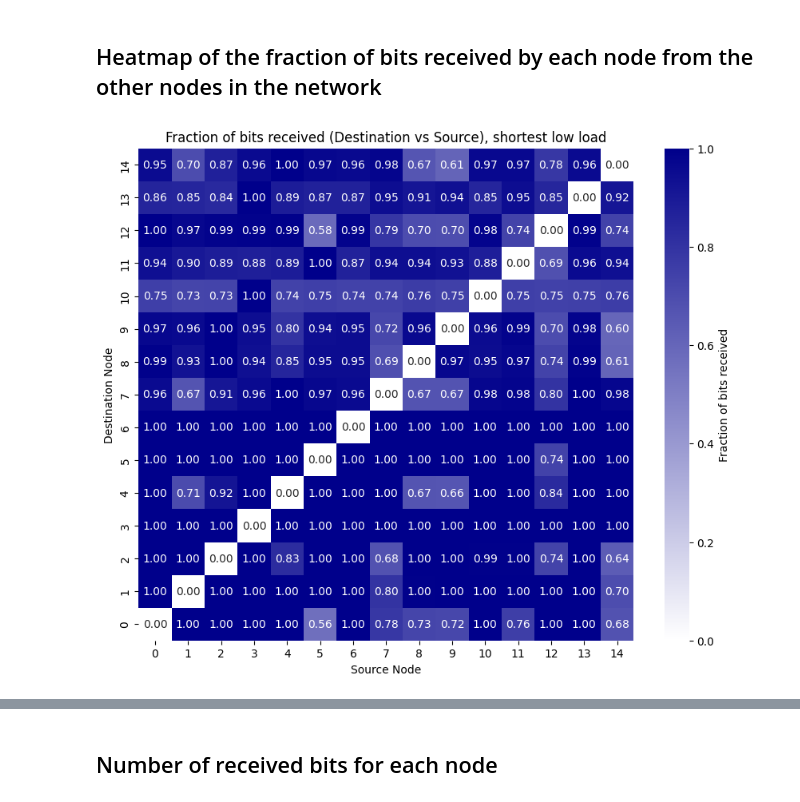
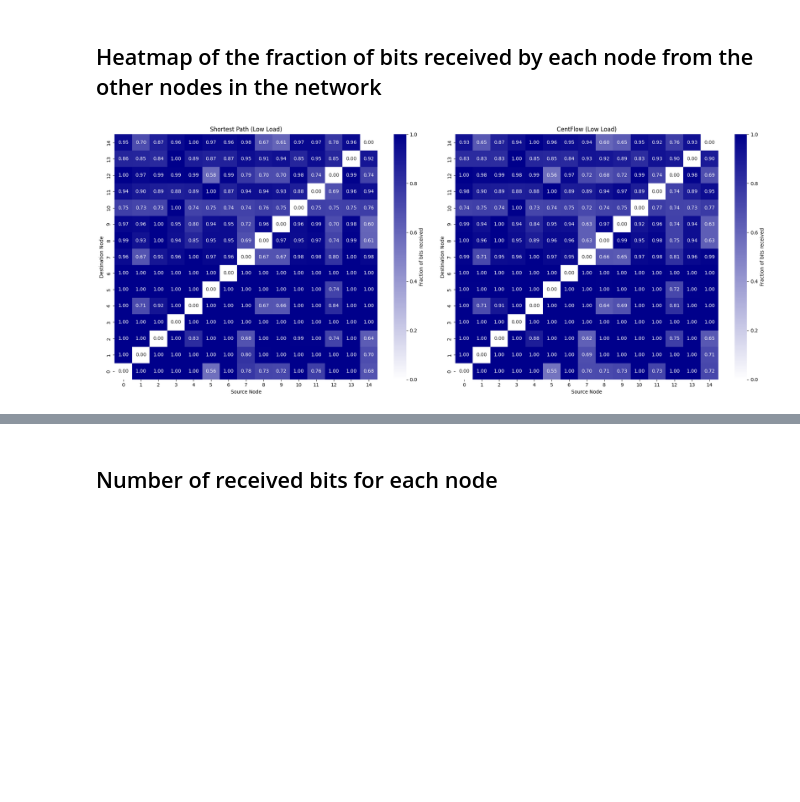
Before and after one commit to forcellatofrancesco/QKD_Simulator, a Jupyter notebook: plots.ipynb, the cells around one changed output, grey strips where cells are left out. Drawn from its saved outputs; the diff is of its cells as text; code cells hidden in the pictures; blank space fills up the shorter version.

Commit message:
Changes on plots notebook to compare the results so far, changes on the new_routing to compare how theoretically the centrality changes between algorithms

```diff
--- a/plots.ipynb
+++ b/plots.ipynb
@@ -26,7 +22,7 @@ import json
 # %% [markdown]
 ## Heatmap of the fraction of bits received by each node from the other nodes in the network
 # %%
-def heatmap(file, title:str):
+def extract_fraction_received_bits(file):
     df = pd.read_csv(file)
     df["Sent"] = df["Sent"].astype(bool)
     df["Delivered"] = df["Delivered"].astype(bool)
@@ -42,40 +38,115 @@ def heatmap(file, title:str):
     # Compute fraction of delivered over sent
     grouped["fraction_received"] = grouped["delivered_packets"] / grouped["sent_packets"]
 
+    return grouped   # <-- return the full DataFrame, not just the Series
+
+
+def heatmap(grouped, title: str):
     heatmap_data = grouped.pivot(index="Destination", columns="Source", values="fraction_received")
-    # Replace NaN with 0
     heatmap_data = heatmap_data.fillna(0)
 
     # Strip 'node' prefix from rows and columns
     heatmap_data.index = heatmap_data.index.str.replace("node", "", regex=False).astype(int)
     heatmap_data.columns = heatmap_data.columns.str.replace("node", "", regex=False).astype(int)
 
     # Sort rows and columns
     heatmap_data = heatmap_data.sort_index(axis=0)  # rows
     heatmap_data = heatmap_data.sort_index(axis=1)  # columns
 
     heatmap_data = heatmap_data.reindex(index=heatmap_data.index[::-1])
 
     cmap = mcolors.LinearSegmentedColormap.from_list("white_to_darkblue", ["white", "#00008B"])
     plt.figure(figsize=(10, 8))
     sns.heatmap(
         heatmap_data,
         annot=True,
         fmt=".2f",
         cmap=cmap,
         vmin=0,
         vmax=1,
         cbar_kws={"label": "Fraction of bits received"}
     )
 
     plt.title(f"Fraction of bits received (Destination vs Source), {title}")
     plt.xlabel("Source Node")
     plt.ylabel("Destination Node")
     plt.show()
 
-heatmap(f"{low_load_sim}packet_result.csv", "shortest low load")
-heatmap(f'{low_load_sim_centflow}packet_result.csv', "centflow low load")
-heatmap(f"{heavy_load_sim}packet_result.csv", "shortest heavy load")
-heatmap(f'{heavy_load_sim_centflow}packet_result.csv', "centflow heavy load")
+
+def compare_heatmaps(grouped1, title1: str, grouped2, title2: str):
+    """Display two heatmaps side by side for comparison."""
+    def prepare_heatmap_data(grouped):
+        heatmap_data = grouped.pivot(index="Destination", columns="Source", values="fraction_received")
+        heatmap_data = heatmap_data.fillna(0)
+        heatmap_data.index = heatmap_data.index.str.replace("node", "", regex=False).astype(int)
+        heatmap_data.columns = heatmap_data.columns.str.replace("node", "", regex=False).astype(int)
+        heatmap_data = heatmap_data.sort_index(axis=0)
+        heatmap_data = heatmap_data.sort_index(axis=1)
+        heatmap_data = heatmap_data.reindex(index=heatmap_data.index[::-1])
+        return heatmap_data
+
+    data1 = prepare_heatmap_data(grouped1)
+    data2 = prepare_heatmap_data(grouped2)
+
+    cmap = mcolors.LinearSegmentedColormap.from_list("white_to_darkblue", ["white", "#00008B"])
+
+    fig, axes = plt.subplots(1, 2, figsize=(20, 8))
+
+    sns.heatmap(
+        data1,
+        annot=True,
+        fmt=".2f",
+        cmap=cmap,
+        vmin=0,
+        vmax=1,
+        cbar_kws={"label": "Fraction of bits received"},
+        ax=axes[0]
+    )
+    axes[0].set_title(title1)
+    axes[0].set_xlabel("Source Node")
+    axes[0].set_ylabel("Destination Node")
+
+    sns.heatmap(
+        data2,
+        annot=True,
+        fmt=".2f",
+        cmap=cmap,
+        vmin=0,
+        vmax=1,
+        cbar_kws={"label": "Fraction of bits received"},
+        ax=axes[1]
+    )
+    axes[1].set_title(title2)
+    axes[1].set_xlabel("Source Node")
+    axes[1].set_ylabel("Destination Node")
+
+    plt.tight_layout()
+    plt.show()
+
+
+short_low = extract_fraction_received_bits(f"{low_load_sim}packet_result.csv")
+centflow_low = extract_fraction_received_bits(f'{low_load_sim_centflow}packet_result.csv')
+short_heavy = extract_fraction_received_bits(f"{heavy_load_sim}packet_result.csv")
+centflow_heavy = extract_fraction_received_bits(f'{heavy_load_sim_centflow}packet_result.csv')
+
+
+'''
+heatmap(short_low, "shortest low load")
+heatmap(centflow_low, "centflow low load")
+heatmap(short_heavy, "shortest heavy load")
+heatmap(centflow_heavy, "centflow heavy load")
+'''
+
+
+compare_heatmaps(short_low, "Shortest Path (Low Load)",
+                 centflow_low, "CentFlow (Low Load)")
+compare_heatmaps(short_heavy, "Shortest Path (Heavy Load)",
+                 centflow_heavy, "CentFlow (Heavy Load)")
+
+
+print("Average of received bits for shortest with low load: " + str(short_low["fraction_received"].mean()))
+print("Average of received bits for centflow with low load: " + str(centflow_low["fraction_received"].mean()))
+print("Average of received bits for shortest with heavy load: " + str(short_heavy["fraction_received"].mean()))
+print("Average of received bits for centflow with heavy load: " + str(centflow_heavy["fraction_received"].mean()))
 # %% [output]
-[figure, old version]
+[figure, new version]
```
Also changed, not shown: parts of 8 cells of this notebook, 2 other files.
